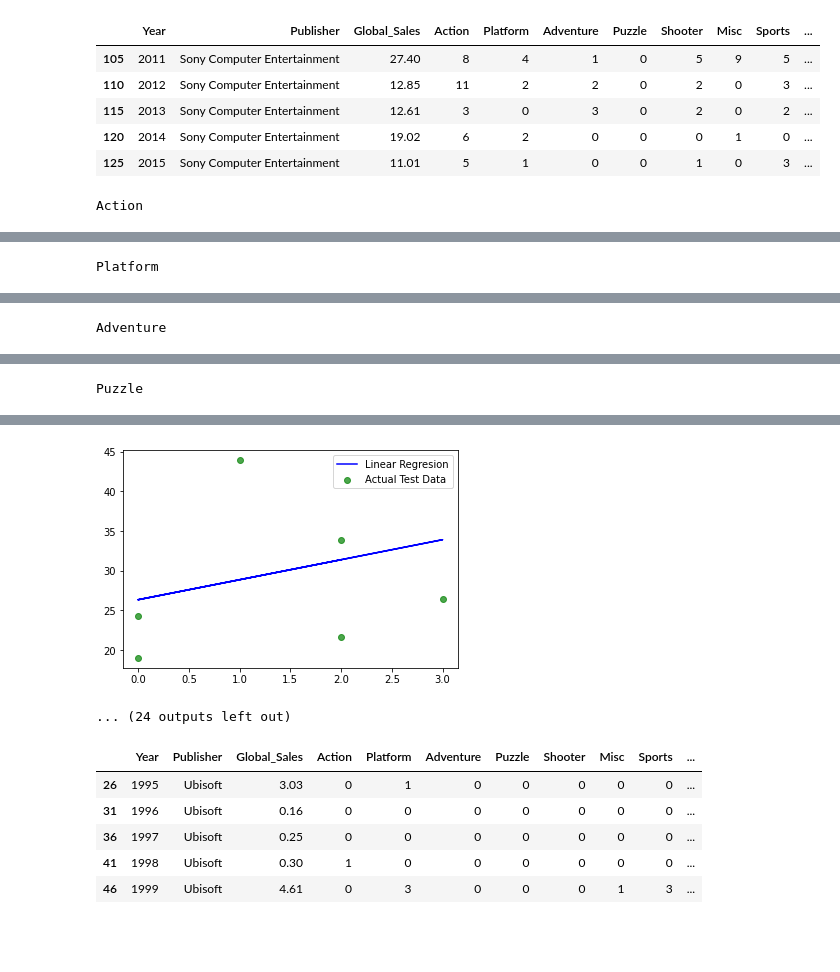
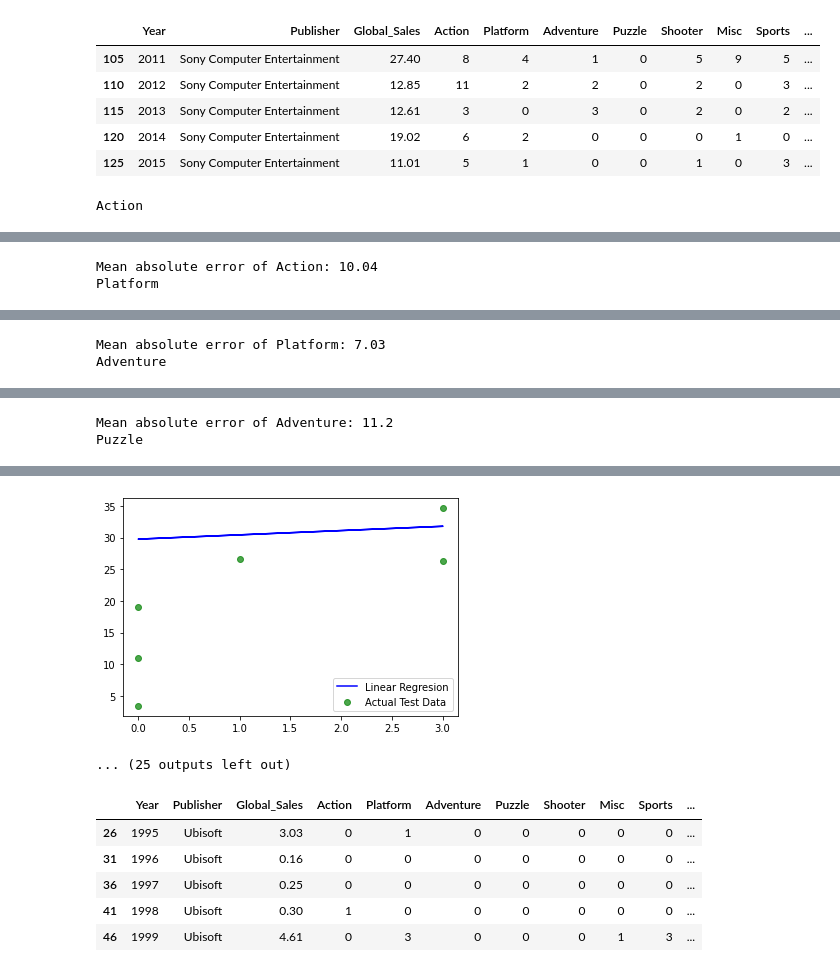
Before and after one commit to bcalvario/PruebaMachineLearning, a Jupyter notebook: Ejercicio1.ipynb, the cells around one changed output, grey strips where cells are left out. Saved outputs shown, nothing was run; the diff lists cells and outputs as text; code cells hidden in the pictures; blank space fills up the shorter version.

Commit message:
Add: agregar error medio absoluto

```diff
--- a/Ejercicio1.ipynb
+++ b/Ejercicio1.ipynb
@@ -85,4 +86,6 @@ all_scores = {}
+# %%
+all_mae = {}
 # %%
-all_scores['Nintendo'] = linear_regression_dataset(df = subdf, target_variable = 'Global_Sales',columns_names = columns_names)
+all_mae['Nintendo'] = linear_regression_dataset(df = subdf, target_variable = 'Global_Sales',columns_names = columns_names)
 # %% [output]
 Action
@@ -125,6 +131,6 @@ subdf2.tail()
 | 122 | 2015 | Activision | 35.63 | 17 | 3 | 0 | 0 | 9 | 5 | 4 | ... |
 # %%
 
-all_scores['Activision'] = linear_regression_dataset(df = subdf2, target_variable = 'Global_Sales',columns_names = columns_names)
+all_mae['Activision'] = linear_regression_dataset(df = subdf2, target_variable = 'Global_Sales',columns_names = columns_names)
 # %% [output]
 Action
@@ -160,6 +169,6 @@ subdf3.tail()
 | 118 | 2014 | Electronic Arts | 46.80 | 0 | 0 | 0 | 0 | 8 | 0 | 22 | ... |
 | 123 | 2015 | Electronic Arts | 45.42 | 4 | 0 | 0 | 0 | 8 | 0 | 15 | ... |
 # %%
-all_scores['Electronic Arts'] = linear_regression_dataset(df = subdf3, target_variable = 'Global_Sales',columns_names = columns_names)
+all_mae['Electronic Arts'] = linear_regression_dataset(df = subdf3, target_variable = 'Global_Sales',columns_names = columns_names)
 # %% [output]
 Action
@@ -195,6 +207,6 @@ subdf4.tail()
 | 120 | 2014 | Sony Computer Entertainment | 19.02 | 6 | 2 | 0 | 0 | 0 | 1 | 0 | ... |
 | 125 | 2015 | Sony Computer Entertainment | 11.01 | 5 | 1 | 0 | 0 | 1 | 0 | 3 | ... |
 # %%
-all_scores['Sony Computer Entertainment'] = linear_regression_dataset(df = subdf4, target_variable = 'Global_Sales',columns_names = columns_names)
+all_mae['Sony Computer Entertainment'] = linear_regression_dataset(df = subdf4, target_variable = 'Global_Sales',columns_names = columns_names)
 # %% [output]
 Action
@@ -203 +215,2 @@ Action
+Mean absolute error of Action: 10.04
 Platform
@@ -206 +219,2 @@ Platform
+Mean absolute error of Platform: 7.03
 Adventure
@@ -209 +223,2 @@ Adventure
+Mean absolute error of Adventure: 11.2
 Puzzle
@@ -211,5 +226,5 @@ Puzzle
-[figure, old version]
+[figure, new version]
-... (24 outputs left out)
+... (25 outputs left out)
 # %%
 subdf5 = df[df['Publisher'].str.contains('Ubisoft')]
 subdf5.head()
```
Also changed, not shown: parts of 9 cells of this notebook.
